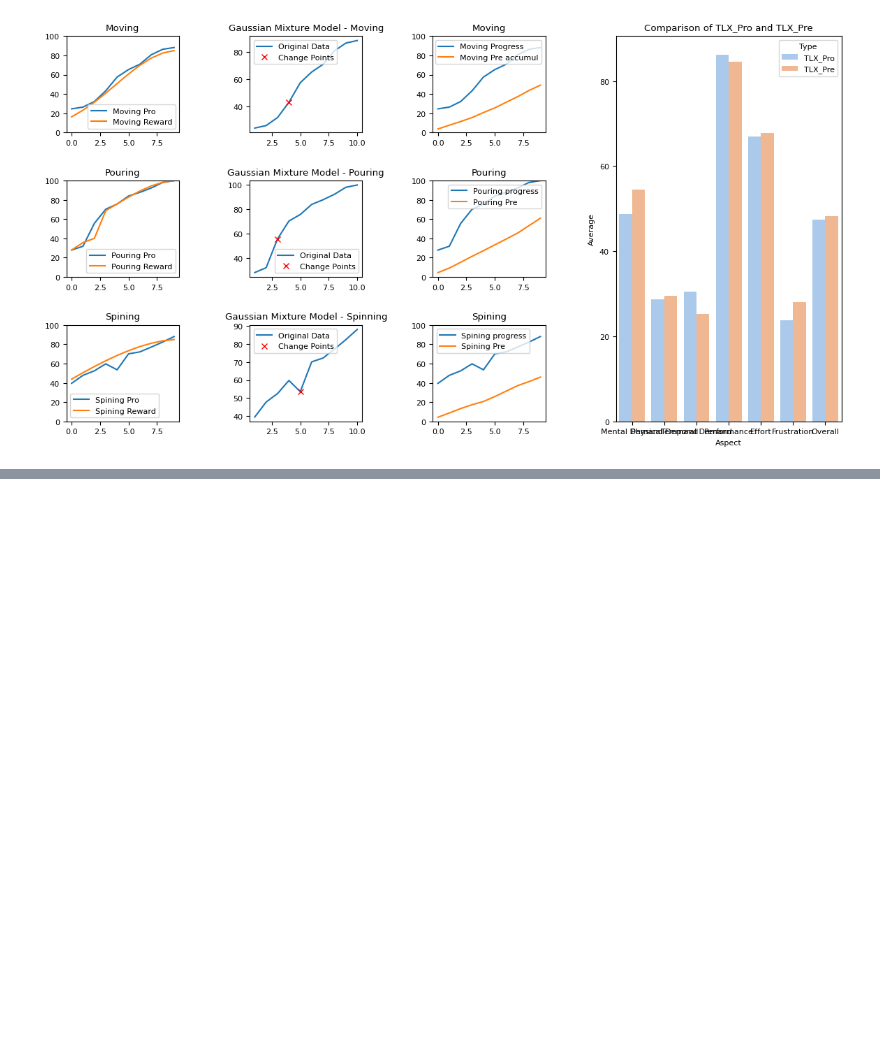
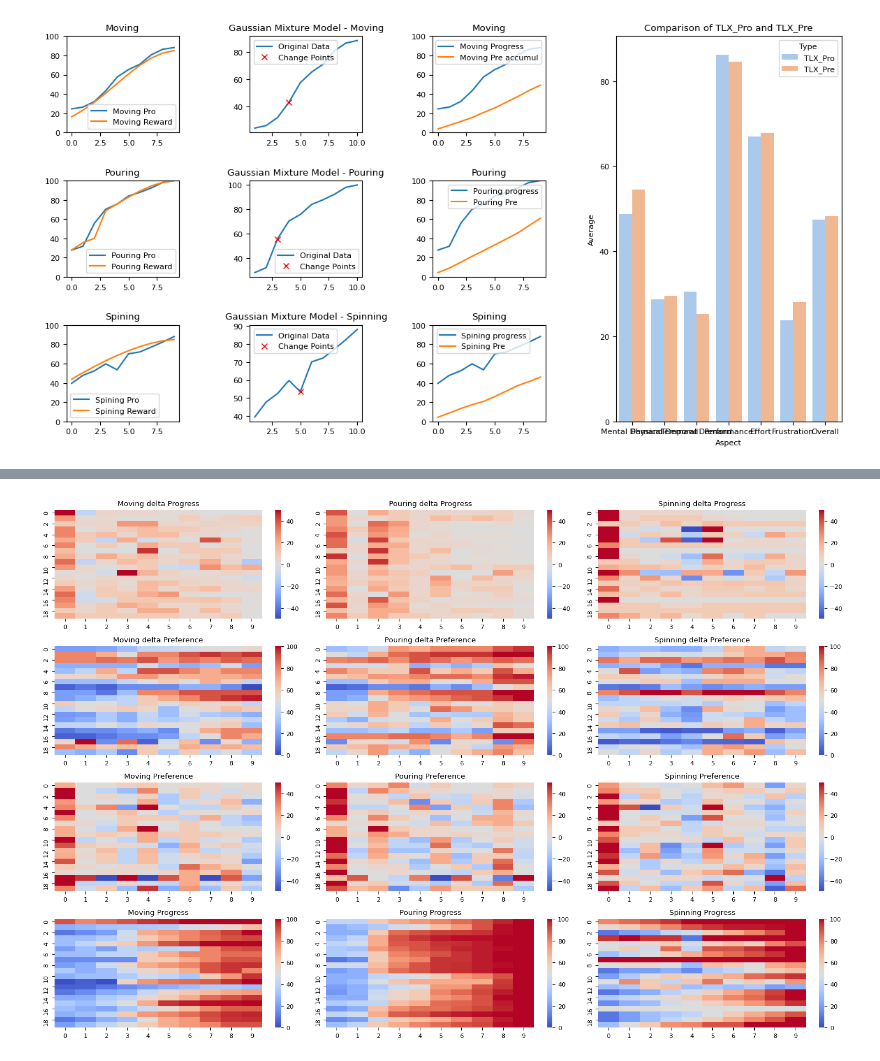
Before and after one commit to HangYu8123/Online_study_website, a Jupyter notebook: data/useful_analysis.ipynb, the cells around one changed output, grey strips where cells are left out. Drawn from its saved outputs; the diff is of its cells as text; code cells hidden in the pictures; blank space fills up the shorter version.

Commit message:
data ana

```diff
--- a/data/useful_analysis.ipynb
+++ b/data/useful_analysis.ipynb
@@ -494,0 +622,66 @@ plt.show()
+# %%
+import numpy as np
+import matplotlib.pyplot as plt
+import seaborn as sns
+
+# Dummy data
+
+pro_data = [
+    moving_pro,
+    pouring_pro,
+    spining_pro
+]
+
+pre_data = [
+    moving_pre,
+    pouring_pre,
+    spining_pre
+]
+
+delta_pro_data = [
+    delta_moving_pro,
+    delta_pouring_pro,
+    delta_spining_pro
+]
+
+delta_pre_data = [
+    delta_moving_pre,
+    delta_pouring_pre,
+    delta_spining_pre
+]
+
+# Create figure
+fig, axes = plt.subplots(4, 3, figsize=(15, 10))
+
+# Swapping positions: Plotting delta_pro_data first (was plot 3)
+for i, data in enumerate(delta_pro_data):
+    sns.heatmap(data, ax=axes[0, i], cmap="coolwarm", cbar=True, vmin= -50, vmax=50)
+axes[0, 0].set_title('Moving delta Progress')
+axes[0, 1].set_title('Pouring delta Progress')
+axes[0, 2].set_title('Spinning delta Progress')
+
+# Plotting pre_data second (was plot 1)
+for i, data in enumerate(pre_data):
+    sns.heatmap(data, ax=axes[1, i], cmap="coolwarm", cbar=True, vmin=0, vmax=100)
+axes[2, 0].set_title('Moving Preference')
+axes[2, 1].set_title('Pouring Preference')
+axes[2, 2].set_title('Spinning Preference')
+
+# Keeping delta_pre_data at position 3
+for i, data in enumerate(delta_pre_data):
+    sns.heatmap(data, ax=axes[2, i], cmap="coolwarm", cbar=True, vmin=-50, vmax=50)
+axes[1, 0].set_title('Moving delta Preference')
+axes[1, 1].set_title('Pouring delta Preference')
+axes[1, 2].set_title('Spinning delta Preference')
+
+# Keeping pro_data at position 4
+for i, data in enumerate(pro_data):
+    sns.heatmap(data, ax=axes[3, i], cmap="coolwarm", cbar=True, vmin= 0, vmax=100)
+axes[3, 0].set_title('Moving Progress')
+axes[3, 1].set_title('Pouring Progress')
+axes[3, 2].set_title('Spinning Progress')
+
+plt.tight_layout()
+plt.show()
+# %% [output]
+[figure, added]
```
Also changed, not shown: parts of 8 cells of this notebook.
